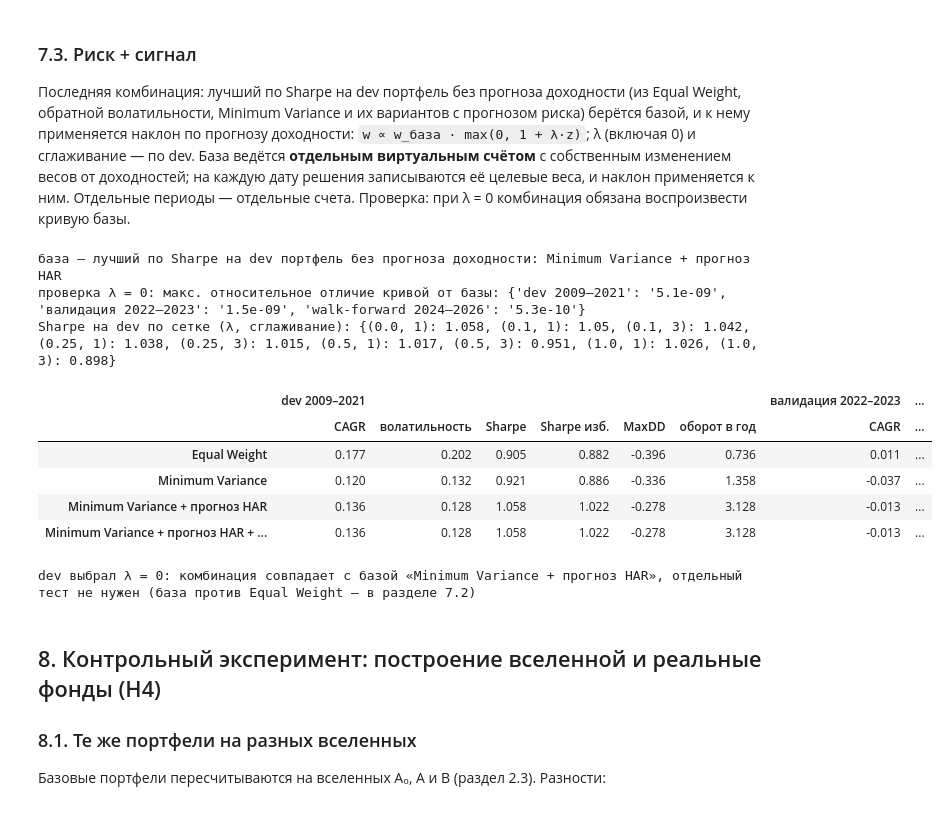
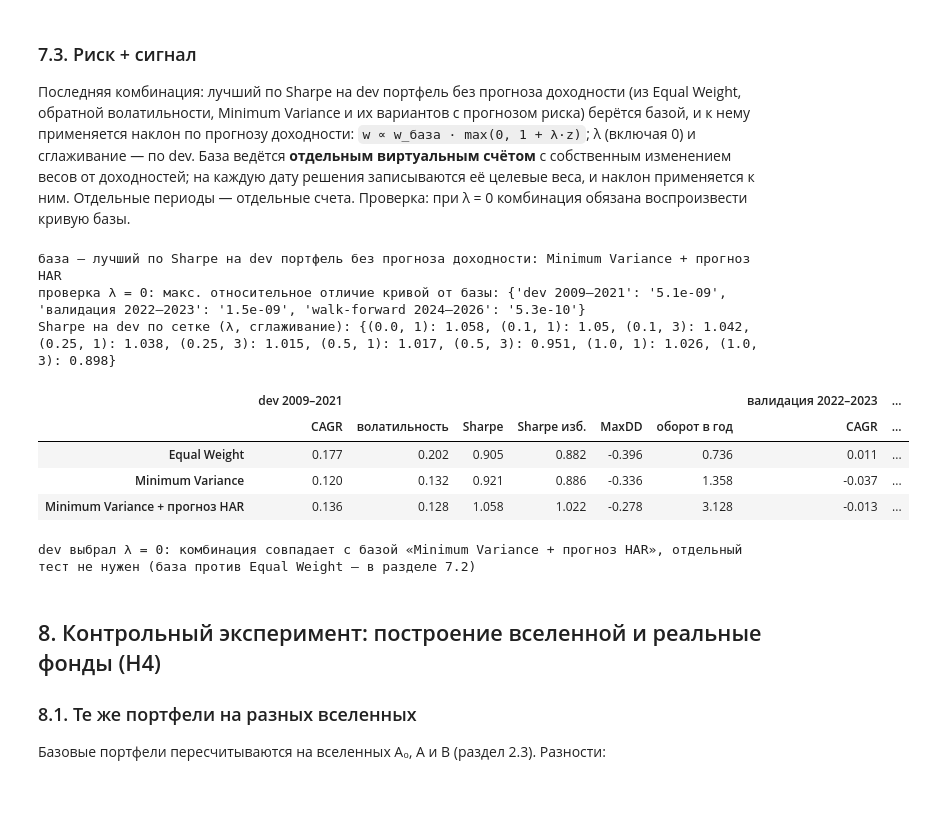
Before and after one commit to spendmail/finance, a Jupyter notebook: project/snp_500_managment_system.ipynb, the cells around one changed output. Saved outputs shown, nothing was run; the diff lists cells and outputs as text; code cells hidden in the pictures.

```diff
--- a/project/snp_500_managment_system.ipynb
+++ b/project/snp_500_managment_system.ipynb
@@ -3442,37 +3450,38 @@ def combo_search():
     lam, sm = max(grid, key=lambda k_: grid[k_]["Sharpe"])
     res, cur, check = {}, {}, {}
     for per in PER:
         eq, to = backtest(tilt_fn(SIG[SIG_MAIN], lam, sm, recs[per][0]), *PERIODS[per])
         res[per], cur[per] = perf(eq, to), eq
         eq0, _ = backtest(tilt_fn(SIG[SIG_MAIN], 0.0, 1, recs[per][0]), *PERIODS[per])
         check[per] = float((eq0 / recs[per][1] - 1).abs().max())
     return grid, lam, sm, res, cur, check
 
 
 CGRID, LAMC, SMC, r_, c_, CCHECK = cached("combo", combo_search, (RBASE, VOL_BEST, tuple(LAMBDAS), tuple(SMOOTH), SIG_MAIN))
-COMBO_NAME = (f"{RBASE} + наклон (λ = {LAMC}, сглаж. {SMC})" if LAMC > 0 else f"{RBASE} + наклон: dev выбрал λ = 0")
-for per in PER:
-    RES[(COMBO_NAME, per)], CUR_EQ[(COMBO_NAME, per)] = r_[per], c_[per]
+# при λ = 0 комбинация совпадает с базой (проверка ниже), поэтому дальше она идёт под именем базы
+COMBO_NAME = f"{RBASE} + наклон (λ = {LAMC}, сглаж. {SMC})" if LAMC > 0 else RBASE
+if LAMC > 0:
+    for per in PER:
+        RES[(COMBO_NAME, per)], CUR_EQ[(COMBO_NAME, per)] = r_[per], c_[per]
 print(f"база — лучший по Sharpe на dev портфель без прогноза доходности: {RBASE}")
 print("проверка λ = 0: макс. относительное отличие кривой от базы:", {k: f"{v:.1e}" for k, v in CCHECK.items()})
 assert max(CCHECK.values()) < 1e-6
 print("Sharpe на dev по сетке (λ, сглаживание):", {k: round(v["Sharpe"], 3) for k, v in CGRID.items()})
 display(res_table(list(dict.fromkeys(["Equal Weight", "Minimum Variance", RBASE, COMBO_NAME]))).round(3))
 if LAMC > 0:
     display(sharpe_tests([(COMBO_NAME, RBASE), (COMBO_NAME, "Equal Weight")]).round(3))
 else:
     print(f"dev выбрал λ = 0: комбинация совпадает с базой «{RBASE}», отдельный тест не нужен (база против Equal Weight — "
           "в разделе 7.2)")
 # %% [output]
 база — лучший по Sharpe на dev портфель без прогноза доходности: Minimum Variance + прогноз HAR
 проверка λ = 0: макс. относительное отличие кривой от базы: {'dev 2009–2021': '5.1e-09', 'валидация 2022–2023': '1.5e-09', 'walk-forward 2024–2026': '5.3e-10'}
 Sharpe на dev по сетке (λ, сглаживание): {(0.0, 1): 1.058, (0.1, 1): 1.05, (0.1, 3): 1.042, (0.25, 1): 1.038, (0.25, 3): 1.015, (0.5, 1): 1.017, (0.5, 3): 0.951, (1.0, 1): 1.026, (1.0, 3): 0.898}
 |  | dev 2009–2021 |  |  |  |  |  | валидация 2022–2023 | ... |
 |  | CAGR | волатильность | Sharpe | Sharpe изб. | MaxDD | оборот в год | CAGR | ... |
 | Equal Weight | 0.177 | 0.202 | 0.905 | 0.882 | -0.396 | 0.736 | 0.011 | ... |
 | Minimum Variance | 0.120 | 0.132 | 0.921 | 0.886 | -0.336 | 1.358 | -0.037 | ... |
 | Minimum Variance + прогноз HAR | 0.136 | 0.128 | 1.058 | 1.022 | -0.278 | 3.128 | -0.013 | ... |
-| Minimum Variance + прогноз HAR + ... | 0.136 | 0.128 | 1.058 | 1.022 | -0.278 | 3.128 | -0.013 | ... |
 dev выбрал λ = 0: комбинация совпадает с базой «Minimum Variance + прогноз HAR», отдельный тест не нужен (база против Equal Weight — в разделе 7.2)
 # %% [markdown]
 ## 8. Контрольный эксперимент: построение вселенной и реальные фонды (H4)
```
Also changed, not shown: parts of 16 cells of this notebook.
